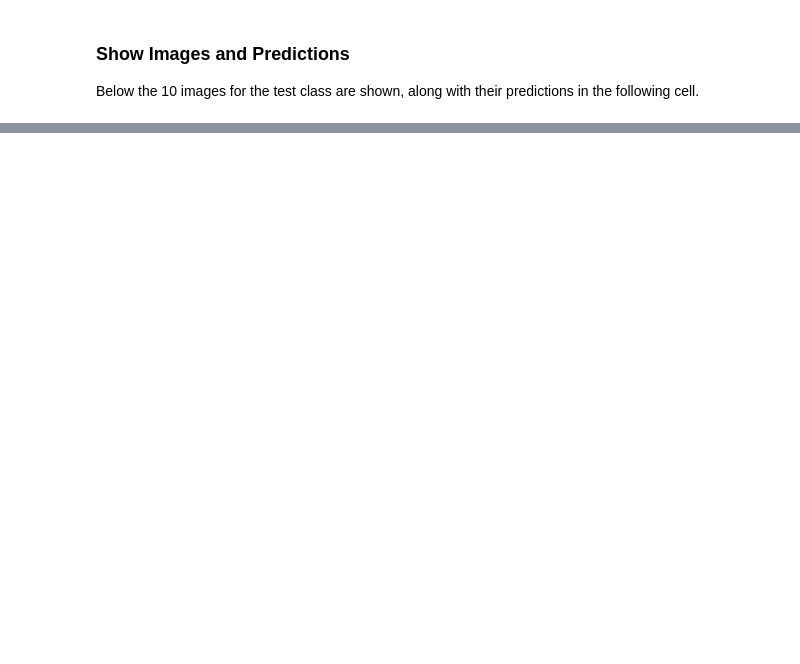
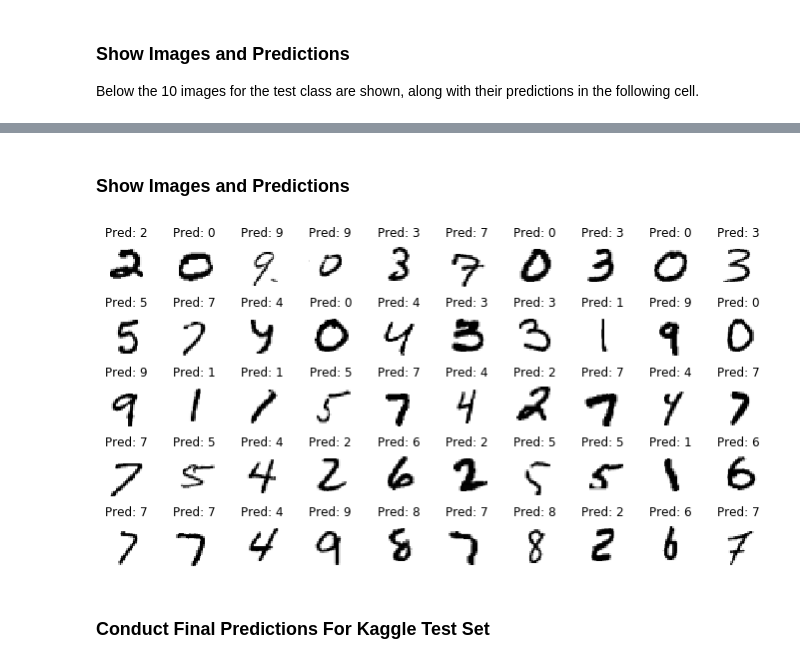
Before and after one commit to Patrick-Old/neural-nets, a Jupyter notebook: Tensorflow Digit Classification.ipynb, the cells around one changed output, grey strips where cells are left out. Cells and saved outputs as stored; diff of their text form; code cells hidden in the pictures; blank space fills up the shorter version.

```diff
--- a/Tensorflow Digit Classification.ipynb
+++ b/Tensorflow Digit Classification.ipynb
@@ -132,0 +166,27 @@ array([7, 2, 1, 0, 4, 1, 4, 9, 4, 9])
+# %%
+def build_model():
+    K.clear_session()
+
+    model = Sequential()
+    model.add(Conv2D(64, kernel_size=(3,3), padding='same', activation='relu',
+                    input_shape=IMAGE_SHAPE))
+    model.add(MaxPooling2D(pool_size=(2,2)))
+    model.add(Conv2D(64, kernel_size=(3,3), padding='same', activation='relu'))
+    model.add(MaxPooling2D(pool_size=(2,2)))
+
+    model.add(Conv2D(64, kernel_size=(3,3), padding='same', activation='relu',
+                input_shape=IMAGE_SHAPE))
+    model.add(MaxPooling2D(pool_size=(2,2)))
+    model.add(Conv2D(64, kernel_size=(3,3), padding='same', activation='relu'))
+    model.add(MaxPooling2D(pool_size=(2,2)))
+
+    model.add(Flatten())
+    model.add(Dropout(0.45))
+    # output is softmax for 10 classes
+    model.add(Dense(NUM_CLASSES, activation='softmax'))
+    adam = optimizers.Adam(lr=0.001)
+    model.compile(optimizer=adam, loss='categorical_crossentropy', metrics=['acc'])
+    return model
+
+model = build_model()
+model.summary()
@@ -132,0 +211,4 @@ array([7, 2, 1, 0, 4, 1, 4, 9, 4, 9])
+# %%
+# train the model
+history = model.fit(X_train, y_train, epochs=NUM_EPOCHS,
+                    batch_size=BATCH_SIZE, validation_split=0.1)
@@ -132,0 +233,20 @@ array([7, 2, 1, 0, 4, 1, 4, 9, 4, 9])
+# %% [markdown]
+### Show Images and Predictions
+# %%
+n_rows = 5
+n_cols = 10
+plt.figure(figsize=(n_cols * 1.2, n_rows * 1.2))
+for row in range(n_rows):
+    for col in range(n_cols):
+        index = n_cols * row + col
+        plt.subplot(n_rows, n_cols, index + 1)
+        plt.imshow(X_test[index].mean(axis=2), cmap="binary", interpolation="nearest")
+        pred = model.predict_classes(X_test[index:index+1])[0]
+        plt.title("Pred: {}".format(pred))
+        plt.axis('off')
+plt.subplots_adjust(wspace=0.2, hspace=0.5)
+plt.show()
+# %% [output]
+[figure, added]
+# %% [markdown]
+### Conduct Final Predictions For Kaggle Test Set
```
Also changed, not shown: parts of 27 cells of this notebook, 13 other files.
